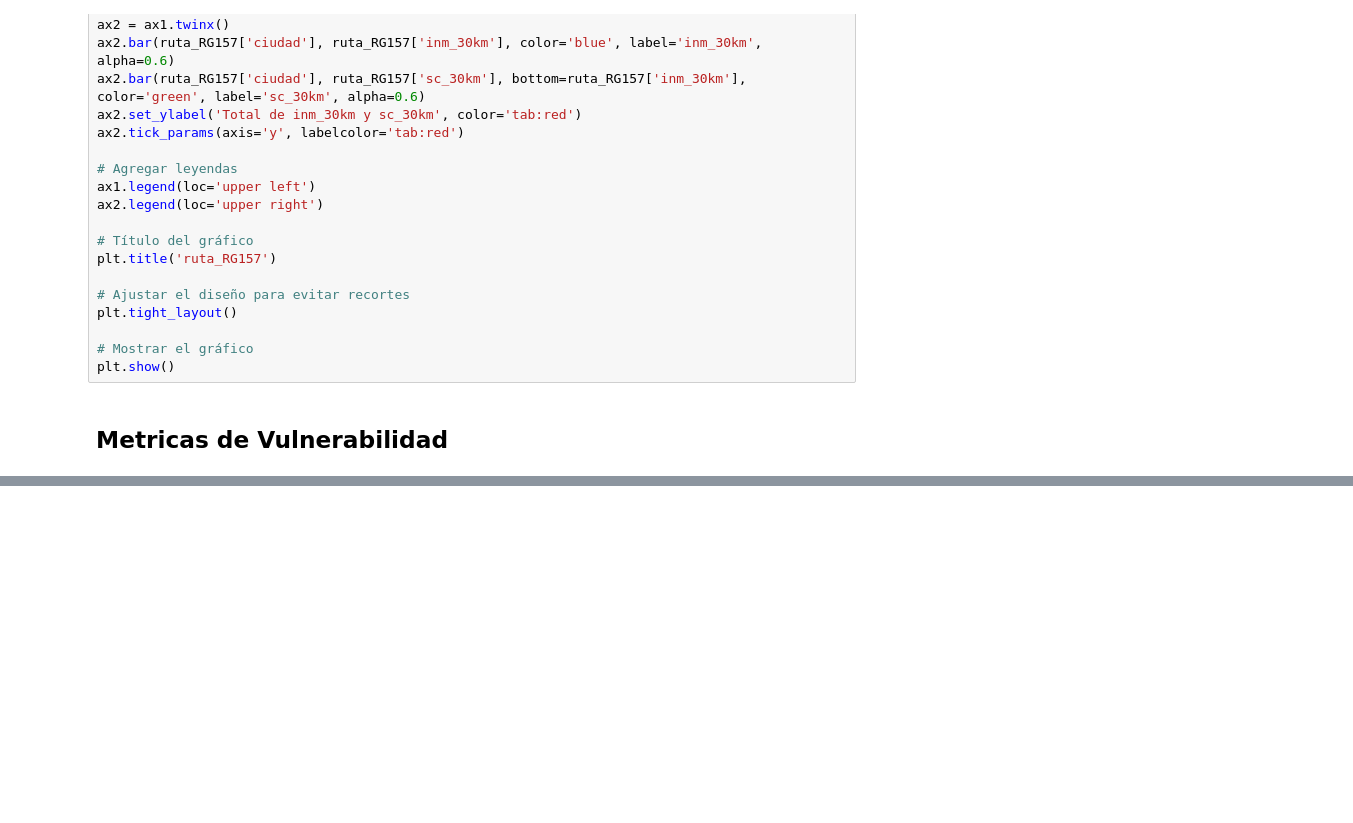
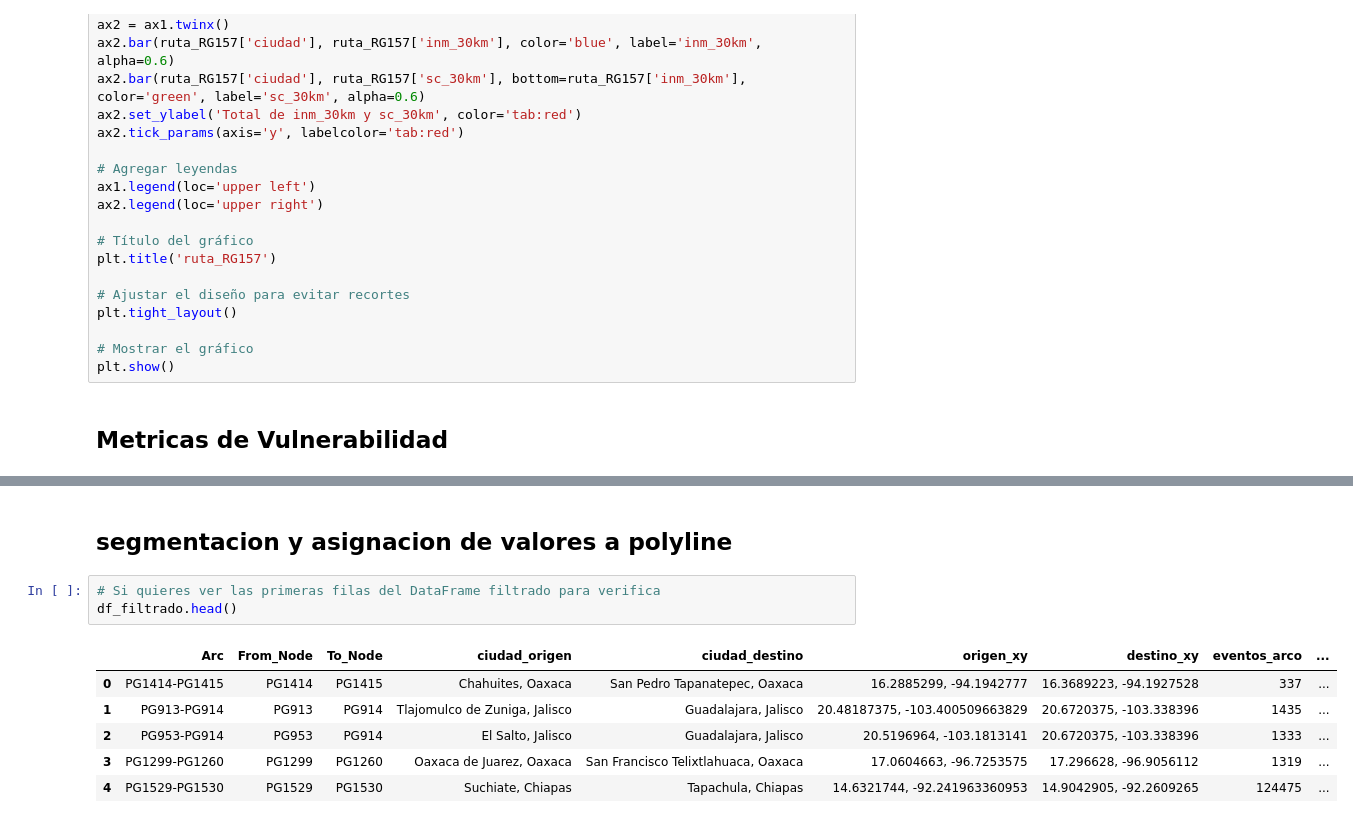
Before and after one commit to puriarter21/Mapa_Migracion_Irregular_Mexico, a Jupyter notebook: 1. Mapas/1. Mapas/Metodo_1/rutas_combinaciones.ipynb, the cells around one changed output, grey strips where cells are left out. Drawn from its saved outputs; the diff is of its cells as text; blank space fills up the shorter version.

Commit message:
actualizacion de polylines2

```diff
--- a/1. Mapas/1. Mapas/Metodo_1/rutas_combinaciones.ipynb
+++ b/1. Mapas/1. Mapas/Metodo_1/rutas_combinaciones.ipynb
@@ -1924,0 +1917,13 @@ Index(['Arc', 'From_Node', 'To_Node', 'ciudad_origen', 'ciudad_destino',
+# %% [markdown]
+
+## segmentacion y asignacion de valores a polyline
+# %%
+# Si quieres ver las primeras filas del DataFrame filtrado para verifica
+df_filtrado.head()
+# %% [output]
+|  | Arc | From_Node | To_Node | ciudad_origen | ciudad_destino | origen_xy | destino_xy | eventos_arco | ... |
+| 0 | PG1414-PG1415 | PG1414 | PG1415 | Chahuites, Oaxaca | San Pedro Tapanatepec, Oaxaca | 16.2885299, -94.1942777 | 16.3689223, -94.1927528 | 337 | ... |
+| 1 | PG913-PG914 | PG913 | PG914 | Tlajomulco de Zuniga, Jalisco | Guadalajara, Jalisco | 20.48187375, -103.400509663829 | 20.6720375, -103.338396 | 1435 | ... |
+| 2 | PG953-PG914 | PG953 | PG914 | El Salto, Jalisco | Guadalajara, Jalisco | 20.5196964, -103.1813141 | 20.6720375, -103.338396 | 1333 | ... |
+| 3 | PG1299-PG1260 | PG1299 | PG1260 | Oaxaca de Juarez, Oaxaca | San Francisco Telixtlahuaca, Oaxaca | 17.0604663, -96.7253575 | 17.296628, -96.9056112 | 1319 | ... |
+| 4 | PG1529-PG1530 | PG1529 | PG1530 | Suchiate, Chiapas | Tapachula, Chiapas | 14.6321744, -92.241963360953 | 14.9042905, -92.2609265 | 124475 | ... |
```
Also changed, not shown: parts of 157 cells of this notebook, 1 other file.
